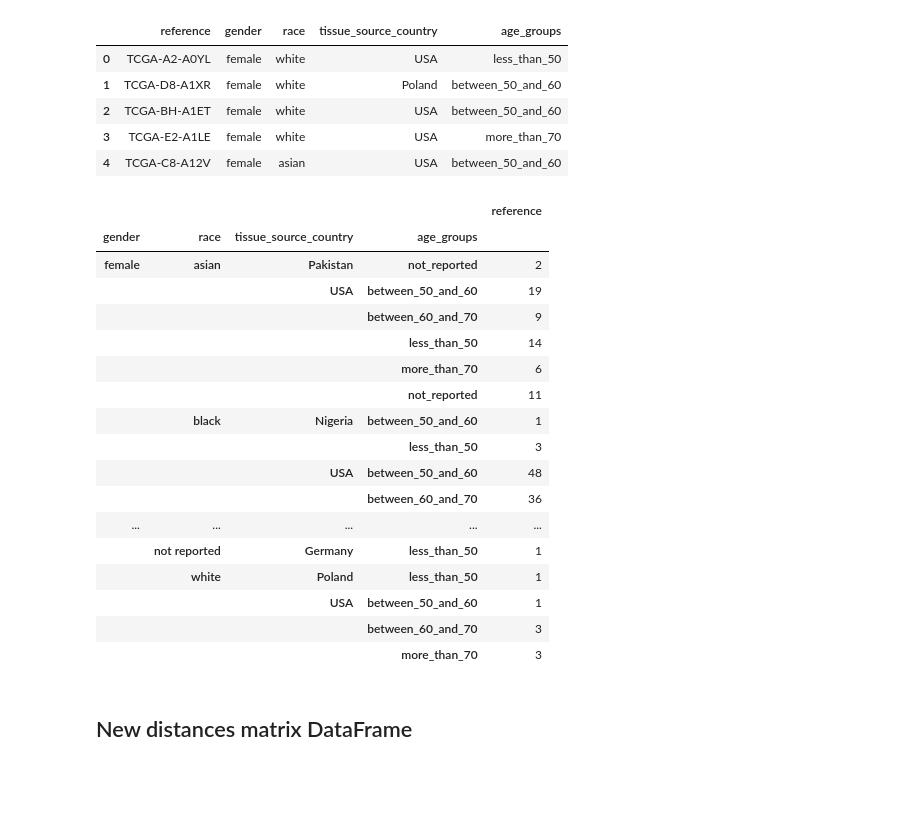
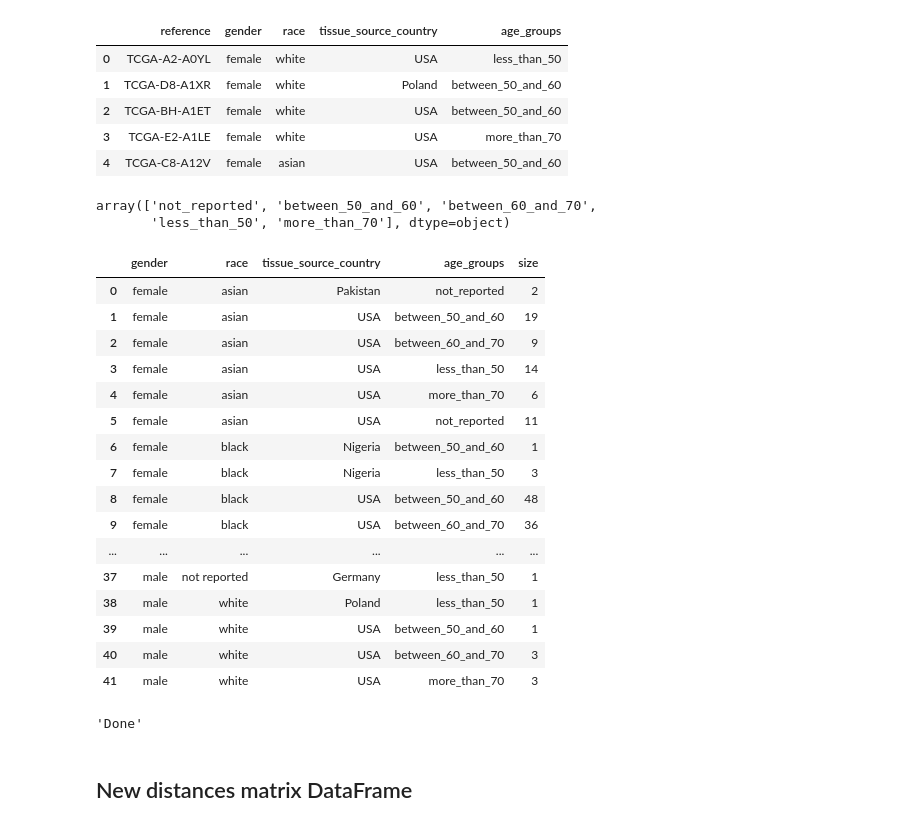
Before and after one commit to sharbatc/cancer_dataviz, a Jupyter notebook: data_exploration.ipynb, the cells around one changed output. Saved outputs shown, nothing was run; the diff lists cells and outputs as text; code cells hidden in the pictures; blank space fills up the shorter version.

Commit message:
updating data exploration

```diff
--- a/data_exploration.ipynb
+++ b/data_exploration.ipynb
@@ -355,23 +355,31 @@ df_clin_viz.head()
 | 3 | TCGA-E2-A1LE | female | white | USA | more_than_70 |
 | 4 | TCGA-C8-A12V | female | asian | USA | between_50_and_60 |
 # %%
-df_clin_viz.groupby(["gender","race","tissue_source_country","age_groups"]).count()
+df_clin_nested=df_clin_viz.groupby(["gender","race","tissue_source_country","age_groups"],as_index=False).count()
-# %% [output]
-|  |  |  |  | reference |
-| gender | race | tissue_source_country | age_groups |  |
-| female | asian | Pakistan | not_reported | 2 |
-|  |  | USA | between_50_and_60 | 19 |
-|  |  |  | between_60_and_70 | 9 |
-|  |  |  | less_than_50 | 14 |
-|  |  |  | more_than_70 | 6 |
-|  |  |  | not_reported | 11 |
-|  | black | Nigeria | between_50_and_60 | 1 |
-|  |  |  | less_than_50 | 3 |
-|  |  | USA | between_50_and_60 | 48 |
-|  |  |  | between_60_and_70 | 36 |
-| ... | ... | ... | ... | ... |
-|  | not reported | Germany | less_than_50 | 1 |
-|  | white | Poland | less_than_50 | 1 |
-|  |  | USA | between_50_and_60 | 1 |
-|  |  |  | between_60_and_70 | 3 |
-|  |  |  | more_than_70 | 3 |
+# %%
+df_clin_nested=df_clin_nested.rename(columns={"reference":"size"})
+# %%
+df_clin_nested.age_groups.unique()
+# %% [output]
+array(['not_reported', 'between_50_and_60', 'between_60_and_70',
+       'less_than_50', 'more_than_70'], dtype=object)
+# %%
+df_clin_nested
+# %% [output]
+|  | gender | race | tissue_source_country | age_groups | size |
+| 0 | female | asian | Pakistan | not_reported | 2 |
+| 1 | female | asian | USA | between_50_and_60 | 19 |
+| 2 | female | asian | USA | between_60_and_70 | 9 |
+| 3 | female | asian | USA | less_than_50 | 14 |
+| 4 | female | asian | USA | more_than_70 | 6 |
+| 5 | female | asian | USA | not_reported | 11 |
+| 6 | female | black | Nigeria | between_50_and_60 | 1 |
+| 7 | female | black | Nigeria | less_than_50 | 3 |
+| 8 | female | black | USA | between_50_and_60 | 48 |
+| 9 | female | black | USA | between_60_and_70 | 36 |
+| ... | ... | ... | ... | ... | ... |
+| 37 | male | not reported | Germany | less_than_50 | 1 |
+| 38 | male | white | Poland | less_than_50 | 1 |
+| 39 | male | white | USA | between_50_and_60 | 1 |
+| 40 | male | white | USA | between_60_and_70 | 3 |
+| 41 | male | white | USA | more_than_70 | 3 |
@@ -378 +415,6 @@ df_clin_viz.groupby(["gender","race","tissue_source_country","age_groups"]).coun
+# %%
+#To the sunburst
+to_nested_json(df_clin_nested,"clinical_data_nested")
+# %% [output]
+'Done'
 # %%
```
Also changed, not shown: parts of 5 cells of this notebook, 1 other file.
